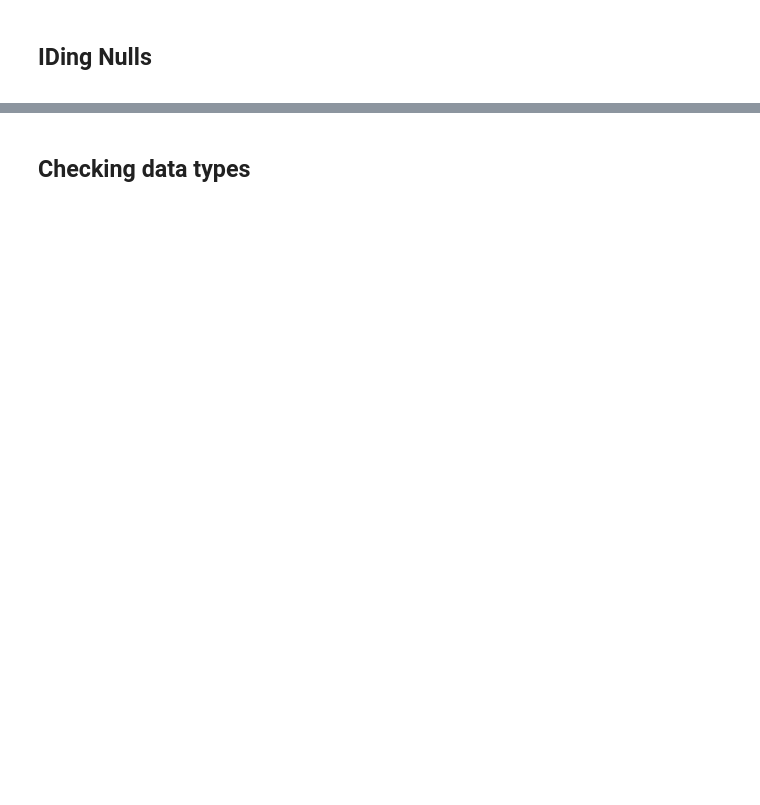
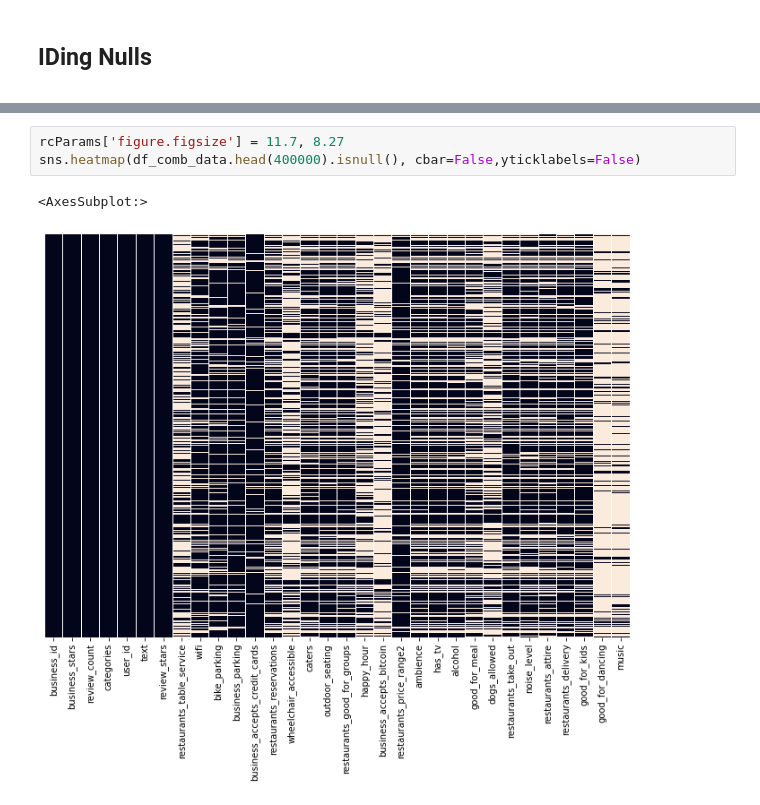
Before and after one commit to rsanchez-dv/Capstone_ML, a Jupyter notebook: 2_Preprocessing_Data.ipynb, the cells around one changed output, grey strips where cells are left out. Saved outputs shown, nothing was run; the diff lists cells and outputs as text; blank space fills up the shorter version.

```diff
--- a/2_Preprocessing_Data.ipynb
+++ b/2_Preprocessing_Data.ipynb
@@ -203,4 +184,7 @@ open_24_hours                    8620281
 dtype: int64
-# %% [markdown]
-## Checking data types
-<a id="dtypes"></a>
+# %%
+rcParams['figure.figsize'] = 11.7, 8.27
+sns.heatmap(df_comb_data.head(400000).isnull(), cbar=False,yticklabels=False)
+# %% [output]
+<AxesSubplot:>
+[figure, added]
```
Also changed, not shown: parts of 45 cells of this notebook, 2 other files.
